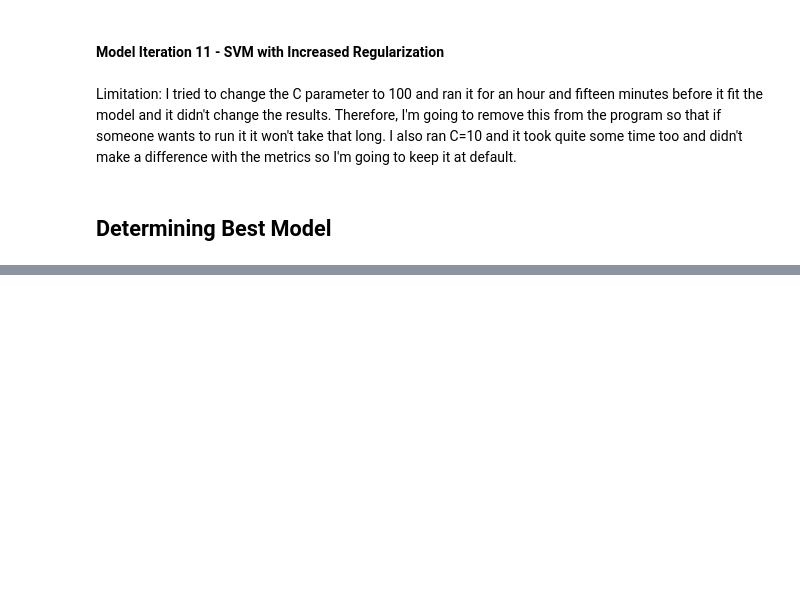
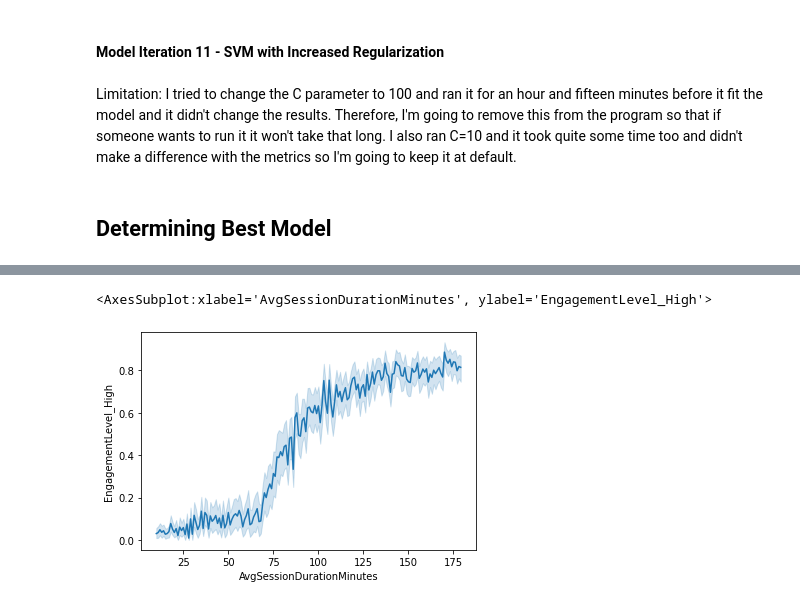
Before and after one commit to josh-g-grimes/Gaming-Behavior, a Jupyter notebook: gb_final_notebook.ipynb, the cells around one changed output, grey strips where cells are left out. Drawn from its saved outputs; the diff is of its cells as text; code cells hidden in the pictures; blank space fills up the shorter version.

```diff
--- a/gb_final_notebook.ipynb
+++ b/gb_final_notebook.ipynb
@@ -847,0 +928,5 @@ All of the models had the same recall score except the baseline logistic regress
+# %%
+sns.lineplot(data=gb, x='AvgSessionDurationMinutes', y='EngagementLevel_High')
+# %% [output]
+<AxesSubplot:xlabel='AvgSessionDurationMinutes', ylabel='EngagementLevel_High'>
+[figure, added]
```
Also changed, not shown: parts of 35 cells of this notebook.
